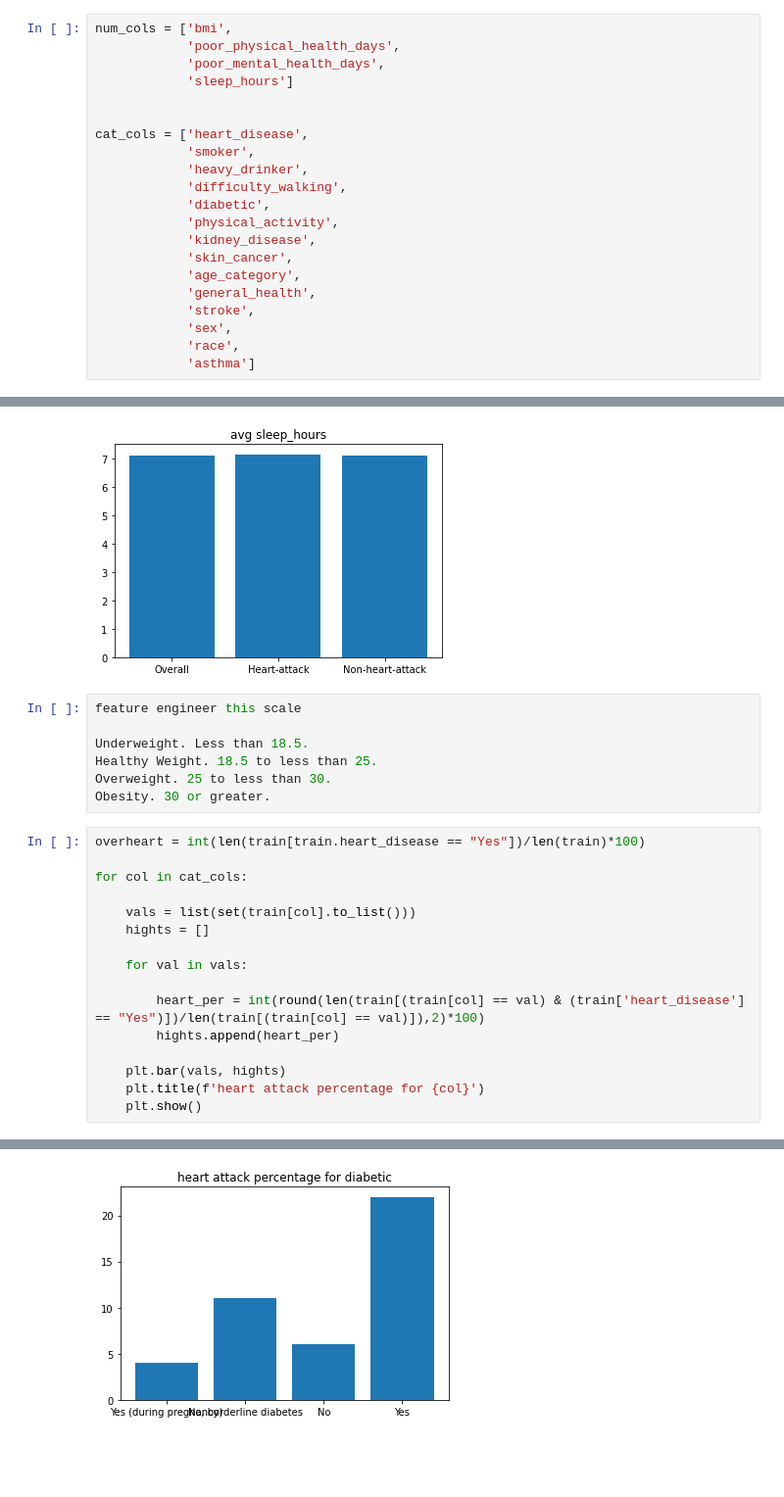
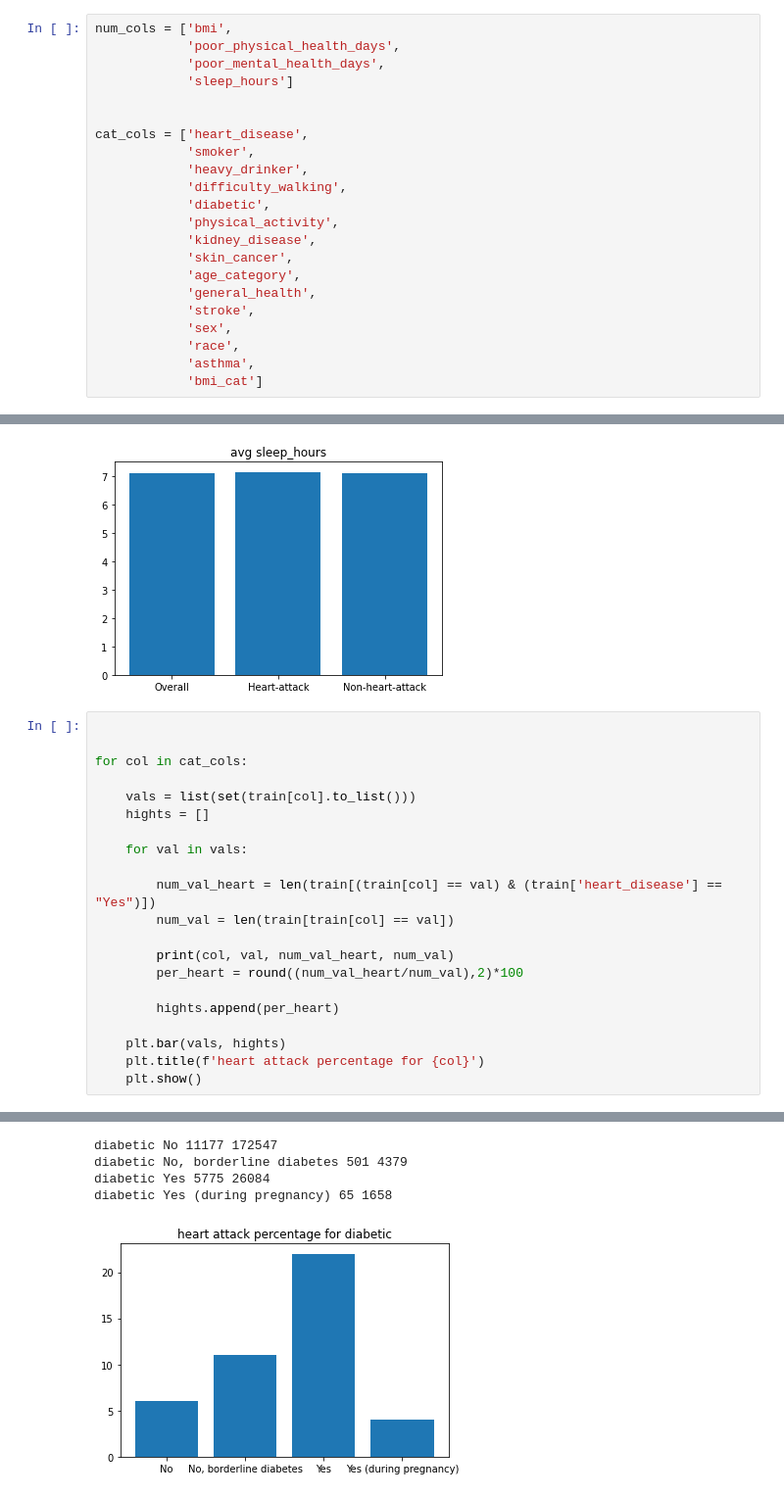
Before and after one commit to Johndsalas/Predicting_Heart_Disease, a Jupyter notebook: main.ipynb, the cells around one changed output, grey strips where cells are left out. Shown at 98% size. Saved outputs shown, nothing was run; the diff lists cells and outputs as text; blank space fills up the shorter version.

Commit message:
added bmi_cat and fixed bar chart script

```diff
--- a/main.ipynb
+++ b/main.ipynb
@@ -45,7 +53,8 @@ cat_cols = ['heart_disease',
             'stroke',
             'sex',
             'race',
-            'asthma']
+            'asthma',
+            'bmi_cat']
 # %%
 for col in num_cols:
 
@@ -64,15 +73,8 @@ for col in num_cols:
 [figure]
 [figure]
 [figure]
-# %%
-feature engineer this scale
-
-Underweight. Less than 18.5.
-Healthy Weight. 18.5 to less than 25.
-Overweight. 25 to less than 30.
-Obesity. 30 or greater.
 # %%
-overheart = int(len(train[train.heart_disease == "Yes"])/len(train)*100)
+
 
 for col in cat_cols:
 
@@ -81,8 +83,13 @@ for col in cat_cols:
 
     for val in vals:
 
-        heart_per = int(round(len(train[(train[col] == val) & (train['heart_disease'] == "Yes")])/len(train[(train[col] == val)]),2)*100)
-        hights.append(heart_per)
+        num_val_heart = len(train[(train[col] == val) & (train['heart_disease'] == "Yes")])
+        num_val = len(train[train[col] == val])
+
+        print(col, val, num_val_heart, num_val)
+        per_heart = round((num_val_heart/num_val),2)*100
+
+        hights.append(per_heart)
 
     plt.bar(vals, hights)
     plt.title(f'heart attack percentage for {col}')
@@ -94,2 +109,6 @@ for col in cat_cols:
 [figure]
+diabetic No 11177 172547
+diabetic No, borderline diabetes 501 4379
+diabetic Yes 5775 26084
+diabetic Yes (during pregnancy) 65 1658
-[figure, old version]
+[figure, new version]
```
Also changed, not shown: parts of 4 cells of this notebook, 1 other file.
